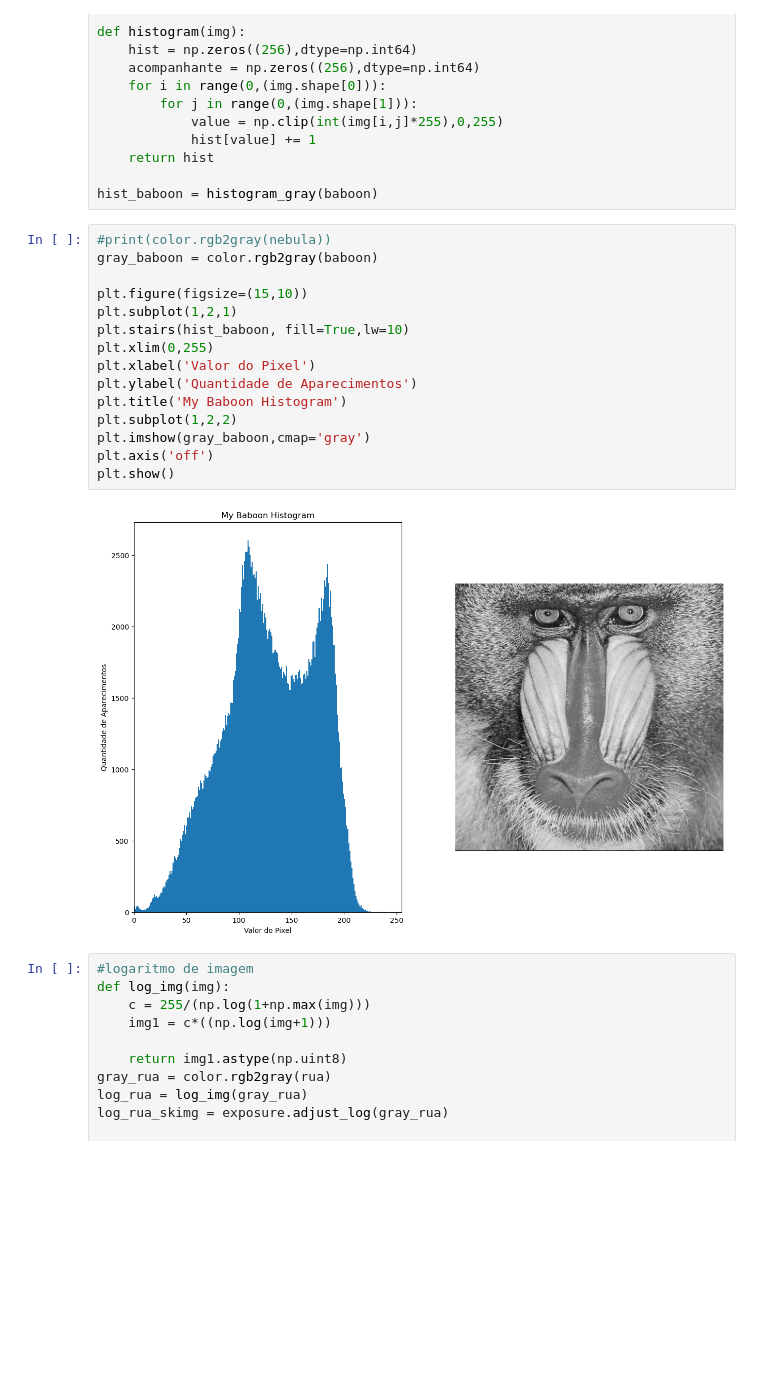
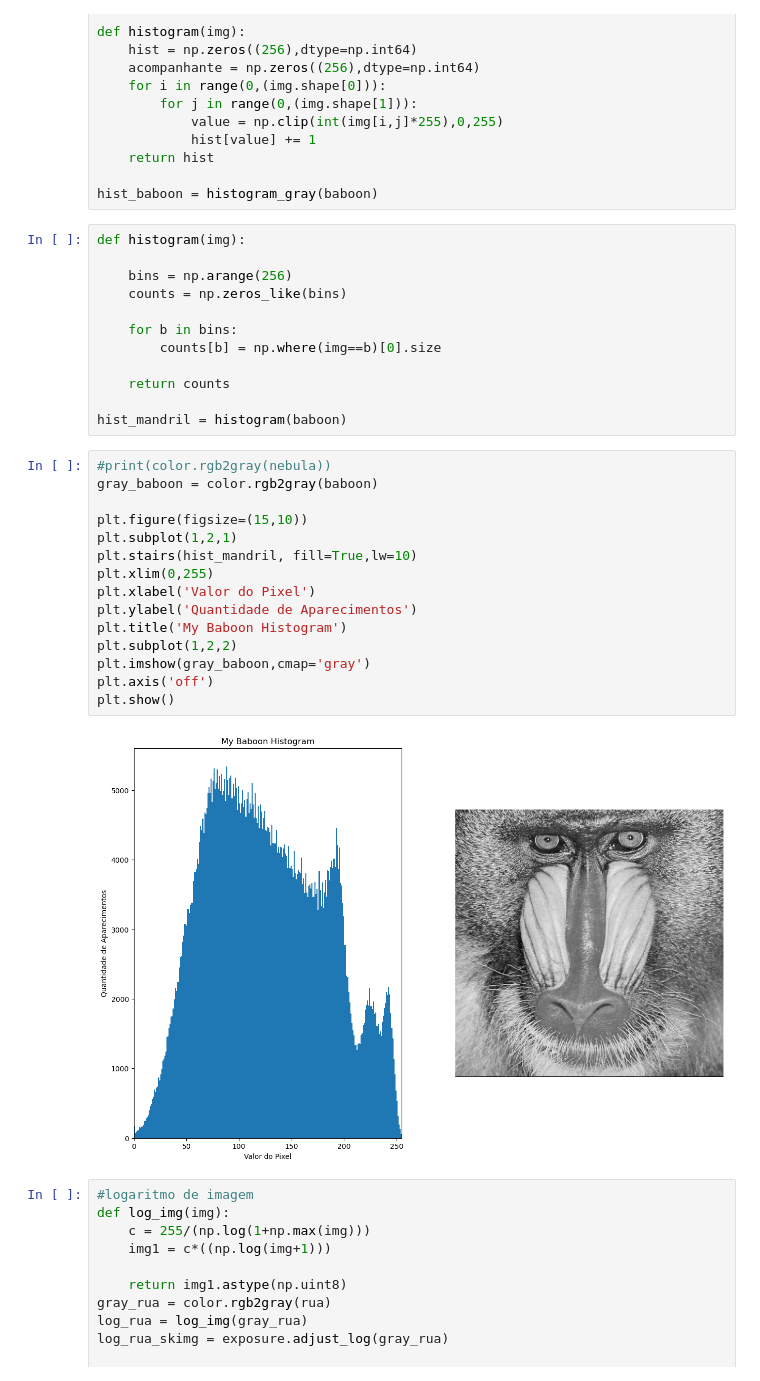
Before and after one commit to mahteus-sanches/natural_artificial_vision, a Jupyter notebook: 17_abril.ipynb, the cells around one changed output. Saved outputs shown, nothing was run; the diff lists cells and outputs as text; blank space fills up the shorter version.

```diff
--- a/17_abril.ipynb
+++ b/17_abril.ipynb
@@ -246,23 +246,35 @@ def histogram(img):
     return hist
 
 hist_baboon = histogram_gray(baboon)
+# %%
+def histogram(img):
+
+    bins = np.arange(256)
+    counts = np.zeros_like(bins)
+
+    for b in bins:
+        counts[b] = np.where(img==b)[0].size
+
+    return counts
+
+hist_mandril = histogram(baboon)
 # %%
 #print(color.rgb2gray(nebula))
 gray_baboon = color.rgb2gray(baboon)
 
 plt.figure(figsize=(15,10))
 plt.subplot(1,2,1)
-plt.stairs(hist_baboon, fill=True,lw=10)
+plt.stairs(hist_mandril, fill=True,lw=10)
 plt.xlim(0,255)
 plt.xlabel('Valor do Pixel')
 plt.ylabel('Quantidade de Aparecimentos')
 plt.title('My Baboon Histogram')
 plt.subplot(1,2,2)
 plt.imshow(gray_baboon,cmap='gray')
 plt.axis('off')
 plt.show()
 # %% [output]
-[figure, old version]
+[figure, new version]
 # %%
 #logaritmo de imagem
 def log_img(img):
```
Also changed, not shown: parts of 1 cell of this notebook.
